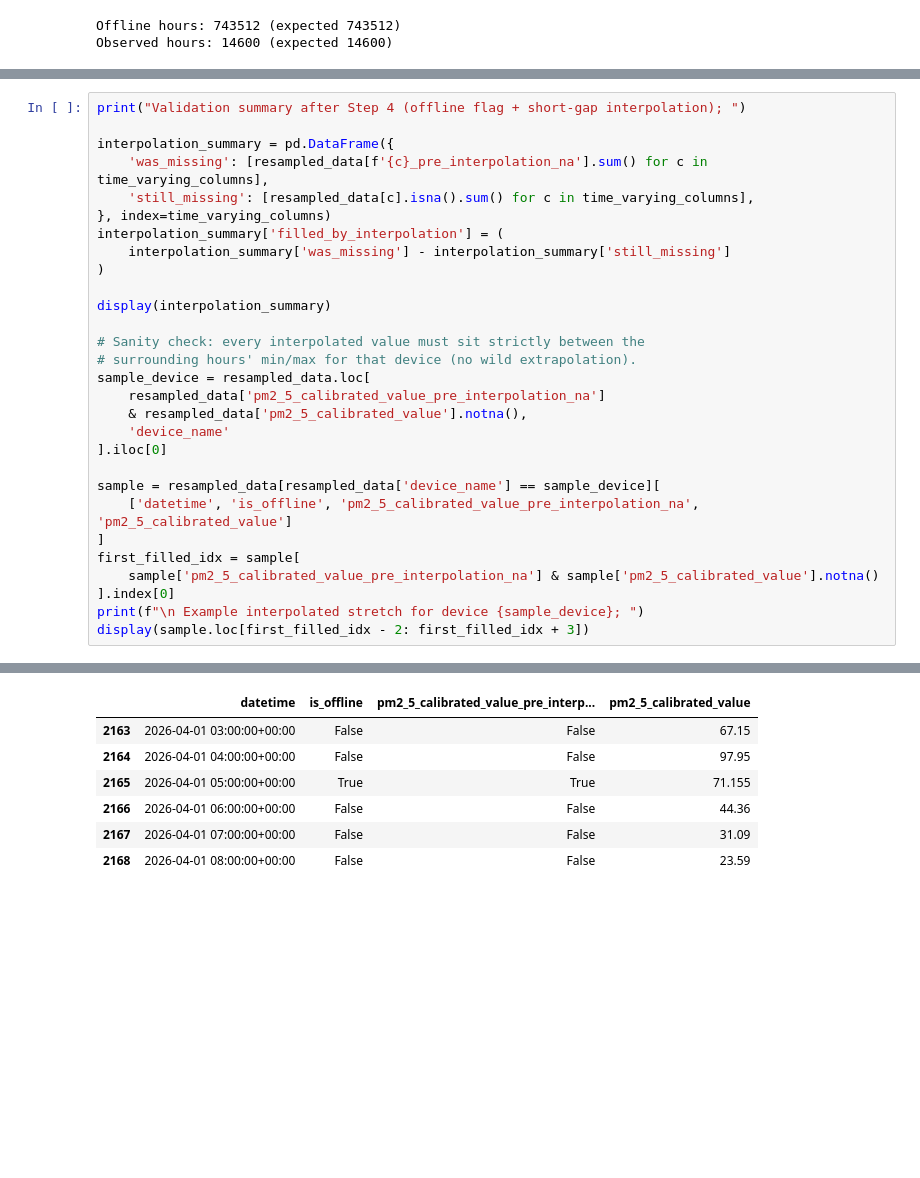
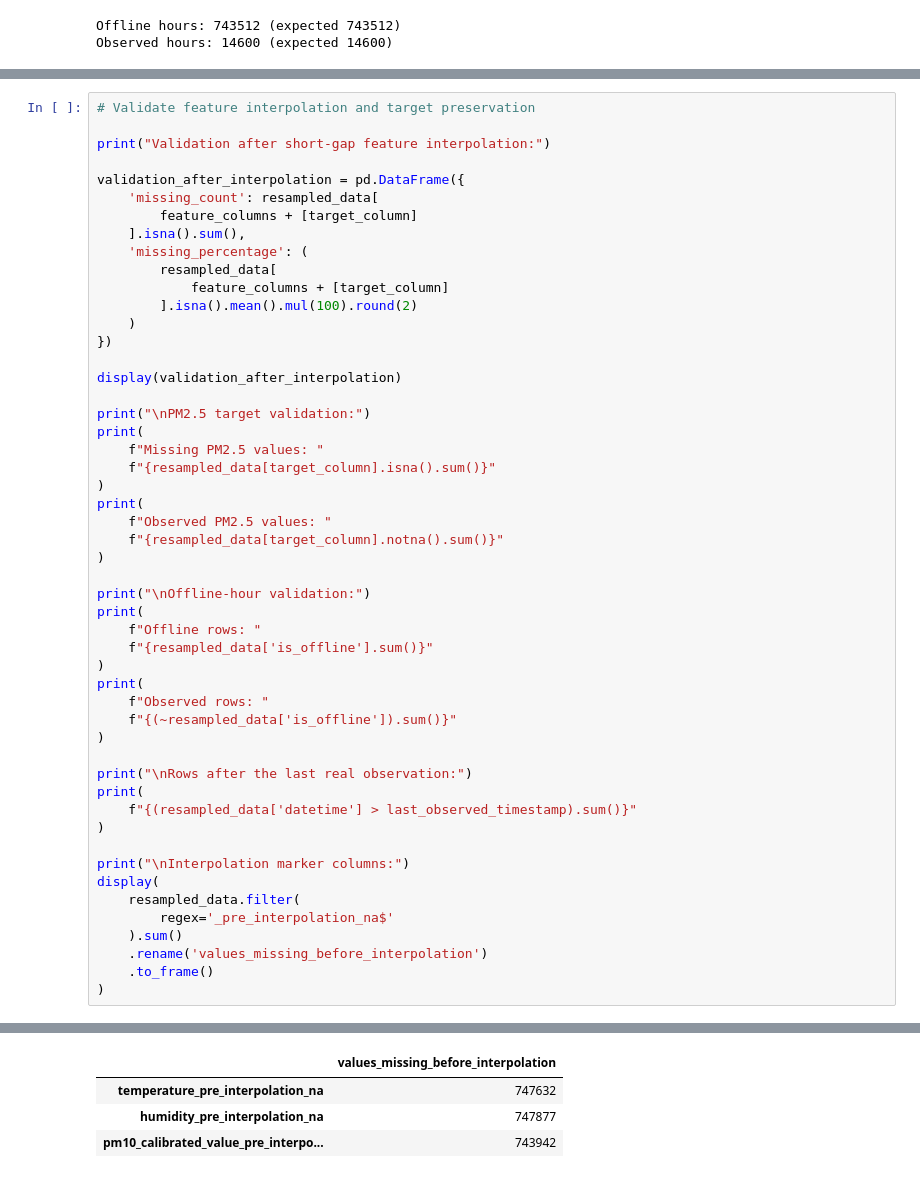
Before and after one commit to coleRodneyMigisha/airqo_cole_charis_assgnmnt, a Jupyter notebook: train.ipynb, the cells around one changed output, grey strips where cells are left out. Drawn from its saved outputs; the diff is of its cells as text; blank space fills up the shorter version.

```diff
--- a/train.ipynb
+++ b/train.ipynb
@@ -722,30 +854,52 @@ for column in time_varying_columns:
 # %%
-print("Validation summary after Step 4 (offline flag + short-gap interpolation); ")
+# Validate feature interpolation and target preservation
 
-interpolation_summary = pd.DataFrame({
-    'was_missing': [resampled_data[f'{c}_pre_interpolation_na'].sum() for c in time_varying_columns],
-    'still_missing': [resampled_data[c].isna().sum() for c in time_varying_columns],
-}, index=time_varying_columns)
-interpolation_summary['filled_by_interpolation'] = (
-    interpolation_summary['was_missing'] - interpolation_summary['still_missing']
+print("Validation after short-gap feature interpolation:")
+
+validation_after_interpolation = pd.DataFrame({
+    'missing_count': resampled_data[
+        feature_columns + [target_column]
+    ].isna().sum(),
+    'missing_percentage': (
+        resampled_data[
+            feature_columns + [target_column]
+        ].isna().mean().mul(100).round(2)
+    )
+})
+
+display(validation_after_interpolation)
+
+print("\nPM2.5 target validation:")
+print(
+    f"Missing PM2.5 values: "
+    f"{resampled_data[target_column].isna().sum()}"
+)
+print(
+    f"Observed PM2.5 values: "
+    f"{resampled_data[target_column].notna().sum()}"
 )
 
-display(interpolation_summary)
+print("\nOffline-hour validation:")
+print(
+    f"Offline rows: "
+    f"{resampled_data['is_offline'].sum()}"
+)
+print(
+    f"Observed rows: "
+    f"{(~resampled_data['is_offline']).sum()}"
+)
 
-# Sanity check: every interpolated value must sit strictly between the
-# surrounding hours' min/max for that device (no wild extrapolation).
-sample_device = resampled_data.loc[
-    resampled_data['pm2_5_calibrated_value_pre_interpolation_na']
-    & resampled_data['pm2_5_calibrated_value'].notna(),
-    'device_name'
-].iloc[0]
+print("\nRows after the last real observation:")
+print(
+    f"{(resampled_data['datetime'] > last_observed_timestamp).sum()}"
+)
 
-sample = resampled_data[resampled_data['device_name'] == sample_device][
-    ['datetime', 'is_offline', 'pm2_5_calibrated_value_pre_interpolation_na', 'pm2_5_calibrated_value']
-]
-first_filled_idx = sample[
-    sample['pm2_5_calibrated_value_pre_interpolation_na'] & sample['pm2_5_calibrated_value'].notna()
-].index[0]
-print(f"\n Example interpolated stretch for device {sample_device}; ")
-display(sample.loc[first_filled_idx - 2: first_filled_idx + 3])
+print("\nInterpolation marker columns:")
+display(
+    resampled_data.filter(
+        regex='_pre_interpolation_na$'
+    ).sum()
+    .rename('values_missing_before_interpolation')
+    .to_frame()
+)
 # %% [output]
@@ -759,7 +924,4 @@ Validation summary after Step 4 (offline flag + short-gap interpolation);
-|  | datetime | is_offline | pm2_5_calibrated_value_pre_interp... | pm2_5_calibrated_value |
-| 2163 | 2026-04-01 03:00:00+00:00 | False | False | 67.15 |
-| 2164 | 2026-04-01 04:00:00+00:00 | False | False | 97.95 |
-| 2165 | 2026-04-01 05:00:00+00:00 | True | True | 71.155 |
-| 2166 | 2026-04-01 06:00:00+00:00 | False | False | 44.36 |
-| 2167 | 2026-04-01 07:00:00+00:00 | False | False | 31.09 |
-| 2168 | 2026-04-01 08:00:00+00:00 | False | False | 23.59 |
+|  | values_missing_before_interpolation |
+| temperature_pre_interpolation_na | 747632 |
+| humidity_pre_interpolation_na | 747877 |
+| pm10_calibrated_value_pre_interpo... | 743942 |
```
Also changed, not shown: parts of 53 cells of this notebook.
